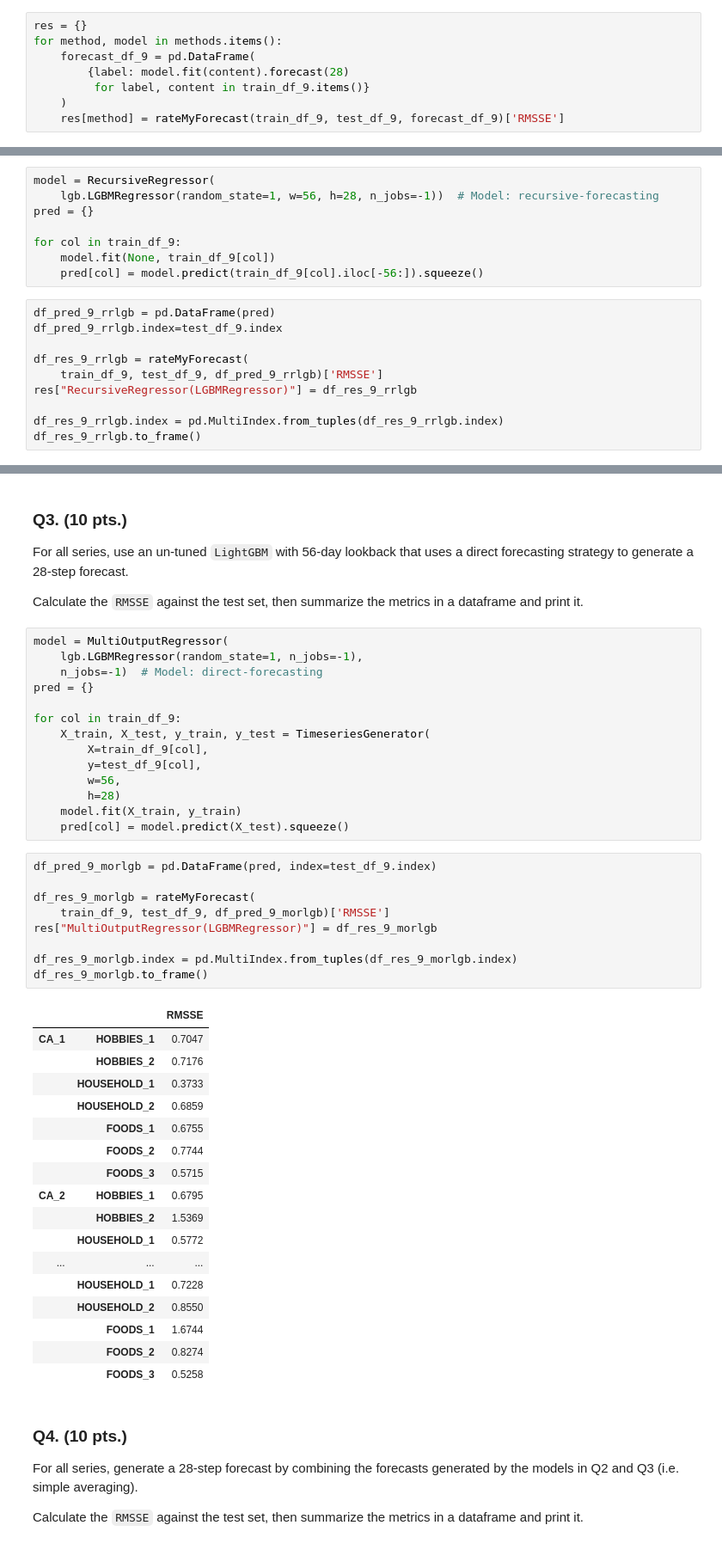
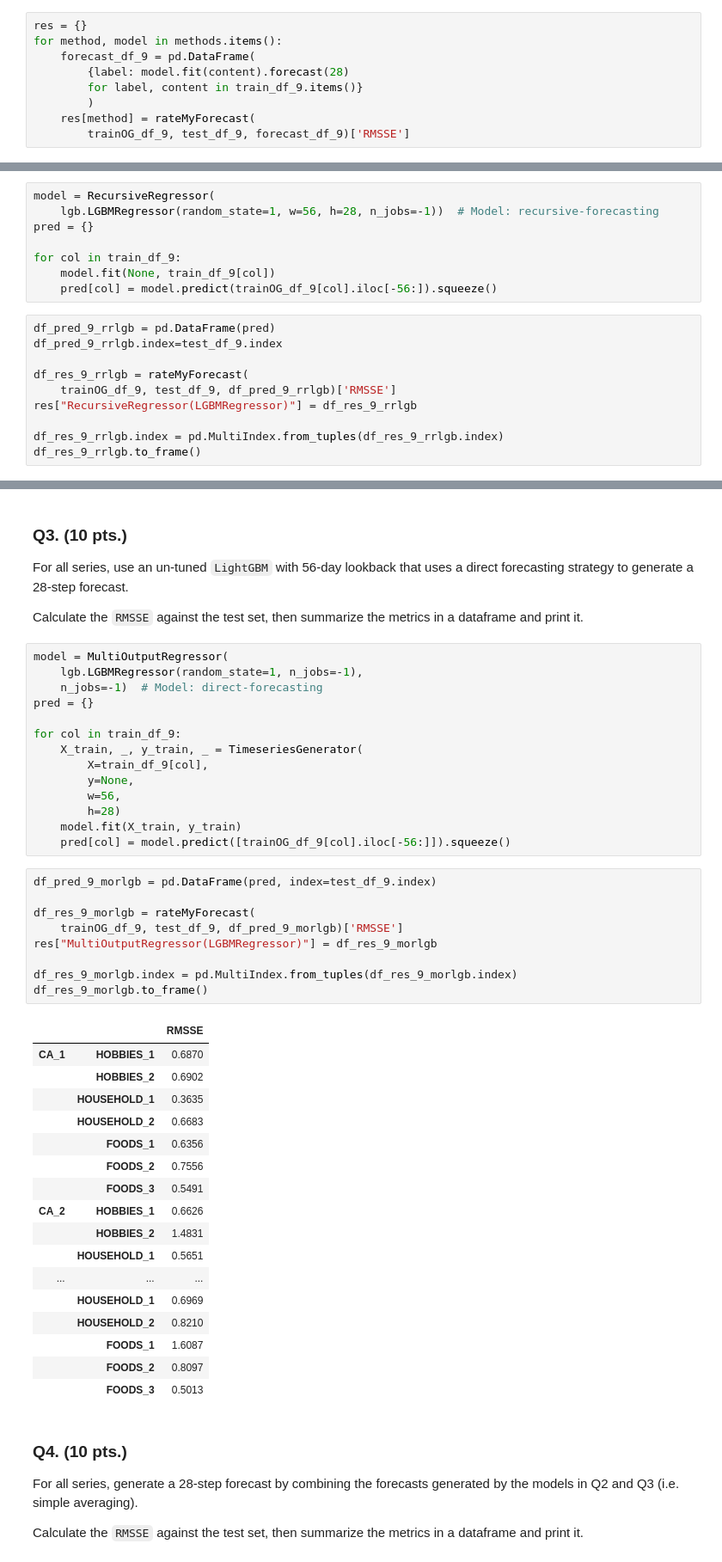
Before and after one commit to adrianemikko/tsa2021-m5, a Jupyter notebook: The Final Project 1.ipynb, the cells around one changed output, grey strips where cells are left out. Shown at 86% size. Cells and saved outputs as stored; diff of their text form.

```diff
--- a/The Final Project 1.ipynb
+++ b/The Final Project 1.ipynb
@@ -105,9 +109,10 @@ res = {}
 for method, model in methods.items():
     forecast_df_9 = pd.DataFrame(
         {label: model.fit(content).forecast(28)
-         for label, content in train_df_9.items()}
-    )
-    res[method] = rateMyForecast(train_df_9, test_df_9, forecast_df_9)['RMSSE']
+        for label, content in train_df_9.items()}
+        )
+    res[method] = rateMyForecast(
+        trainOG_df_9, test_df_9, forecast_df_9)['RMSSE']
 # %%
 pd.set_option('display.max_rows', None)
 df_res_9_base = pd.DataFrame(res)
@@ -148,13 +153,13 @@ pred = {}
 
 for col in train_df_9:
     model.fit(None, train_df_9[col])
-    pred[col] = model.predict(train_df_9[col].iloc[-56:]).squeeze()
+    pred[col] = model.predict(trainOG_df_9[col].iloc[-56:]).squeeze()
 # %%
 df_pred_9_rrlgb = pd.DataFrame(pred)
 df_pred_9_rrlgb.index=test_df_9.index
 
 df_res_9_rrlgb = rateMyForecast(
-    train_df_9, test_df_9, df_pred_9_rrlgb)['RMSSE']
+    trainOG_df_9, test_df_9, df_pred_9_rrlgb)['RMSSE']
 res["RecursiveRegressor(LGBMRegressor)"] = df_res_9_rrlgb
 
 df_res_9_rrlgb.index = pd.MultiIndex.from_tuples(df_res_9_rrlgb.index)
@@ -190,40 +195,40 @@ model = MultiOutputRegressor(
 pred = {}
 
 for col in train_df_9:
-    X_train, X_test, y_train, y_test = TimeseriesGenerator(
+    X_train, _, y_train, _ = TimeseriesGenerator(
         X=train_df_9[col],
-        y=test_df_9[col],
+        y=None,
         w=56,
         h=28)
     model.fit(X_train, y_train)
-    pred[col] = model.predict(X_test).squeeze()
+    pred[col] = model.predict([trainOG_df_9[col].iloc[-56:]]).squeeze()
 # %%
 df_pred_9_morlgb = pd.DataFrame(pred, index=test_df_9.index)
 
 df_res_9_morlgb = rateMyForecast(
-    train_df_9, test_df_9, df_pred_9_morlgb)['RMSSE']
+    trainOG_df_9, test_df_9, df_pred_9_morlgb)['RMSSE']
 res["MultiOutputRegressor(LGBMRegressor)"] = df_res_9_morlgb
 
 df_res_9_morlgb.index = pd.MultiIndex.from_tuples(df_res_9_morlgb.index)
 df_res_9_morlgb.to_frame()
 # %% [output]
 |  |  | RMSSE |
-| CA_1 | HOBBIES_1 | 0.7047 |
-|  | HOBBIES_2 | 0.7176 |
-|  | HOUSEHOLD_1 | 0.3733 |
-|  | HOUSEHOLD_2 | 0.6859 |
-|  | FOODS_1 | 0.6755 |
-|  | FOODS_2 | 0.7744 |
-|  | FOODS_3 | 0.5715 |
-| CA_2 | HOBBIES_1 | 0.6795 |
-|  | HOBBIES_2 | 1.5369 |
-|  | HOUSEHOLD_1 | 0.5772 |
+| CA_1 | HOBBIES_1 | 0.6870 |
+|  | HOBBIES_2 | 0.6902 |
+|  | HOUSEHOLD_1 | 0.3635 |
+|  | HOUSEHOLD_2 | 0.6683 |
+|  | FOODS_1 | 0.6356 |
+|  | FOODS_2 | 0.7556 |
+|  | FOODS_3 | 0.5491 |
+| CA_2 | HOBBIES_1 | 0.6626 |
+|  | HOBBIES_2 | 1.4831 |
+|  | HOUSEHOLD_1 | 0.5651 |
 | ... | ... | ... |
-|  | HOUSEHOLD_1 | 0.7228 |
-|  | HOUSEHOLD_2 | 0.8550 |
-|  | FOODS_1 | 1.6744 |
-|  | FOODS_2 | 0.8274 |
-|  | FOODS_3 | 0.5258 |
+|  | HOUSEHOLD_1 | 0.6969 |
+|  | HOUSEHOLD_2 | 0.8210 |
+|  | FOODS_1 | 1.6087 |
+|  | FOODS_2 | 0.8097 |
+|  | FOODS_3 | 0.5013 |
 # %% [markdown]
 ### Q4. (10 pts.)
 
```
Also changed, not shown: parts of 8 cells of this notebook, 1 other file.
